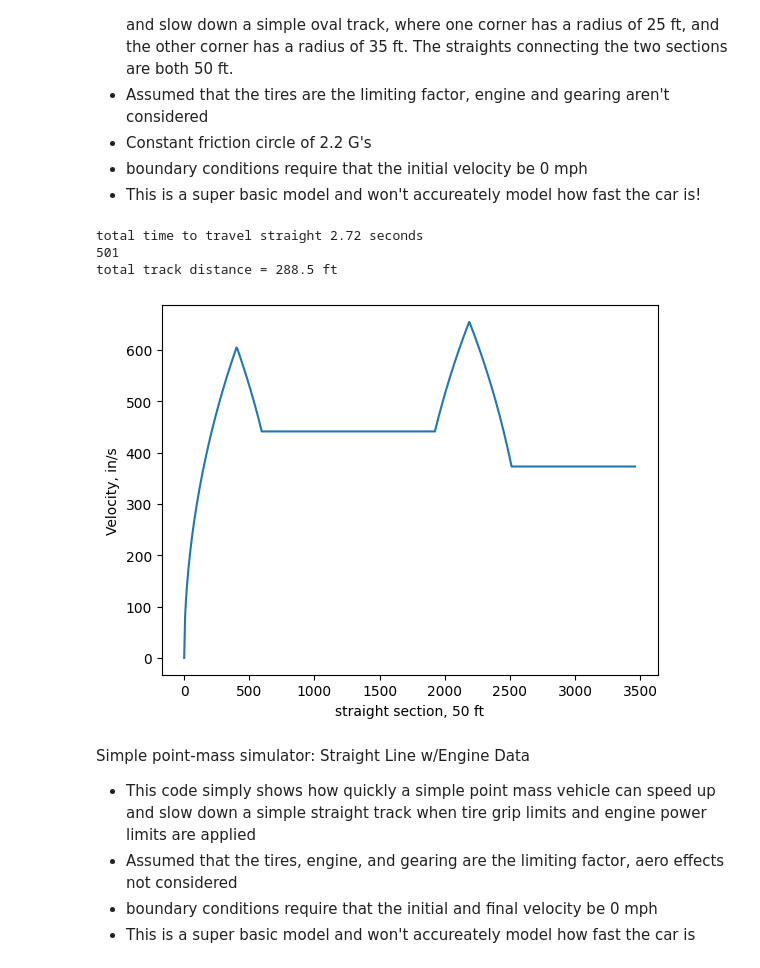
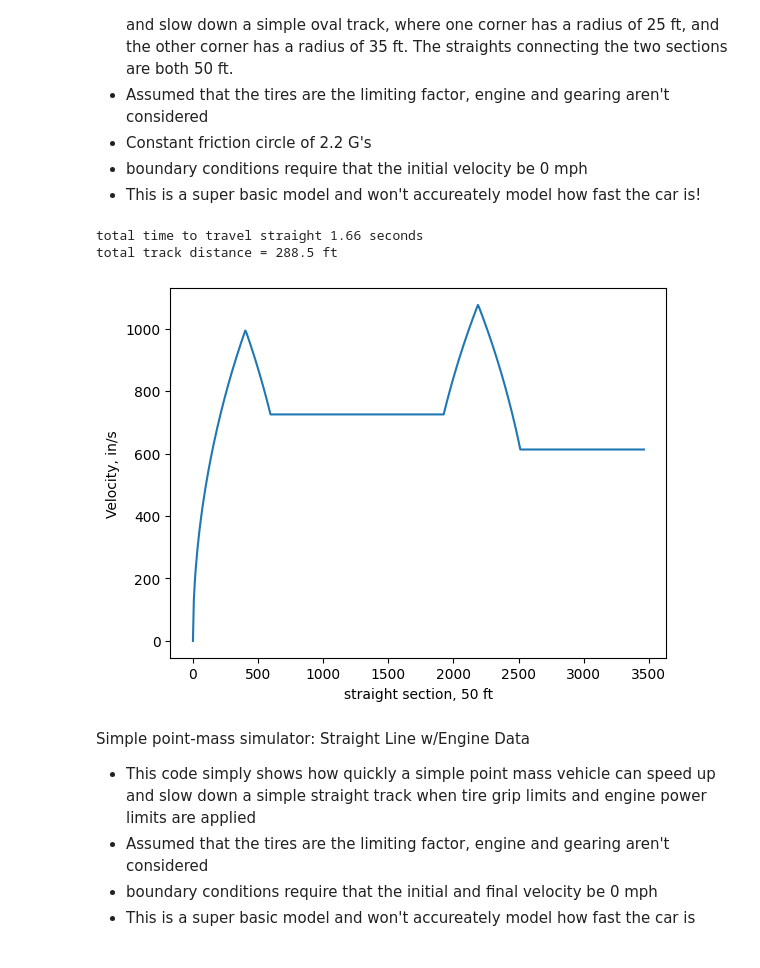
Before and after one commit to Washington-State-University-Formula-SAE/ttc-data, a Jupyter notebook: lapsim.ipynb, the cells around one changed output. Saved outputs shown, nothing was run; the diff lists cells and outputs as text; code cells hidden in the pictures.

```diff
--- a/lapsim.ipynb
+++ b/lapsim.ipynb
@@ -179,16 +47,17 @@ track = 50
 # Convertes track to inches
 track = track*12
 
-# discretizing track, dx = length of element (inches), n = number of elements
+# discretizing track
 dx = 5
 n = track/dx
 
-# nodespace, nodes = list of x-value for each node in 1D
+# nodespace
 nodes = np.linspace(0,track,int(n+1))
 
-# a_x is the acceleration limit, which in this model is the coefficient of friction for the tires
+# Friction coefficient of approximately 2.2, will subsitute with more accurate friction ellipse
+f_approx = 1.2
 
-a_x = a_ins
+a_x = w_car*f_approx
 
 # Determine the speed if the car accelerated for the entire length of the traffic, starting from 0 mph at node 0
 v1 = np.zeros(int(n+1))
@@ -232,6 +101,9 @@ Simple point-mass simulator: Oval Track
 - boundary conditions require that the initial velocity be 0 mph
 - This is a super basic model and won't accureately model how fast the car is!
 # %%
+import numpy as np
+from matplotlib import pyplot as plt
+pi = np.pi
 # Run one: How quickly can the car start and stop along a straight line?
 
 # Track components
@@ -247,8 +119,11 @@ dx = track/n
 # nodespace
 nodes = np.linspace(0,track,int(n+1))
 
-# Acceleration limited by grip of tires
-a = a_ins
+# Friction coefficient of approximately 2.2, will subsitute with more accurate friction ellipse
+f_approx = 2.2
+
+# Maximum acceleration in any direction
+a = w_car*f_approx
 
 # Determining maximum lateral acceleration for the two corners
 
@@ -316,20 +191,21 @@ Simple point-mass simulator: Oval Track with Curved Straights
 t_rad = np.array([200*12, 35*12, 200*12, 25*12])
 # Each element in the t_len list corresponds to the length of that element (rad)
 t_len = np.array([(1/4), pi, (1/4), pi])
-# Determines the length of each element (inches)
 t_len_tot = np.multiply(t_rad,t_len)
-# Determines total length of track
 track = np.sum(t_len_tot)
 
-# discretizing track, n = number of elements, dx = length of element (inches)
+# discretizing track
 n = 500
 dx = track/n
 
 # nodespace
 nds = np.linspace(0,track,int(n+1))
 
-# Maximum acceleration determined by the grip limit of the tires
-a = a_ins
+# Friction coefficient of approximately 2.2, will subsitute with more accurate friction ellipse
+f_apprx = 2.2
+
+# Maximum acceleration in any direction
+a = w_car*f_apprx
 
 # Determining maximum lateral acceleration for every turn
 t_vel = np.sqrt(a*t_rad)
@@ -337,75 +213,66 @@ t_vel = np.sqrt(a*t_rad)
 # List showing radius at every node. Used to calculate maximum tangential acceleration
 nd_rad = np.zeros(int(n+1))
 
-# Each line sets the maximum velocity for each
-for i in np.arange(len(t_len_tot)):
-    nd_rad[int(np.ceil(np.sum(t_len_tot[0:i])/dx)):int(np.ceil(np.sum(t_len_tot[0:i+1])/dx))] = t_rad[i]
-t_rad[-1] = t_rad[-2]
+nd_rad[0:int(np.ceil(t_len_tot[0]/dx))] = t_rad[0]
+nd_rad[int(np.ceil(t_len_tot[0]/dx)):int(np.ceil(np.sum(t_len_tot[0:2])/dx))] = t_rad[1]
+nd_rad[int(np.ceil(np.sum(t_len_tot[0:2])/dx)):int(np.ceil(np.sum(t_len_tot[0:3])/dx))] = t_rad[2]
+nd_rad[int(np.ceil((np.sum(t_len_tot[0:3]))/dx)):] = t_rad[3]
 
 # Determine the speed if the car accelerated for the entire length of the traffic, starting from 0 mph at node 0
 v1 = np.zeros(int(n+1))
 
-for i in np.arange(len(t_len_tot)):
-    v1[int(np.ceil(np.sum(t_len_tot[0:i])/dx)):int(np.ceil(np.sum(t_len_tot[0:i+1])/dx))] = t_vel[i]
+v1[0:int(np.ceil(t_len_tot[0]/dx))] = t_vel[0]
+v1[int(np.ceil(t_len_tot[0]/dx)):int(np.ceil(np.sum(t_len_tot[0:2])/dx))] = t_vel[1]
+v1[int(np.ceil(np.sum(t_len_tot[0:2])/dx)):int(np.ceil(np.sum(t_len_tot[0:3])/dx))] = t_vel[2]
+v1[int(np.ceil((np.sum(t_len_tot[0:3]))/dx)):] = t_vel[3]
 v1[0] = 0
-v1[-1] = v1[-2]
-
-
-# v1[0:int(np.ceil(t_len_tot[0]/dx))] = t_vel[0]
-# v1[int(np.ceil(t_len_tot[0]/dx)):int(np.ceil(np.sum(t_len_tot[0:2])/dx))] = t_vel[1]
-# v1[int(np.ceil(np.sum(t_len_tot[0:2])/dx)):int(np.ceil(np.sum(t_len_tot[0:3])/dx))] = t_vel[2]
-# v1[int(np.ceil((np.sum(t_len_tot[0:3]))/dx)):] = t_vel[3]
-# v1[0] = 0
 
 for i in np.arange(n):
     a_tan = np.sqrt(abs(a**2 - ((v1[i]**4)/(nd_rad[i]**2))))
     if (np.sqrt(v1[int(i)]**2 + 2*a_tan*dx) < v1[int(i+1)]) or (v1[int(i+1)] == 0.):
         v1[int(i+1)] = np.sqrt(v1[int(i)]**2 + 2*a_tan*dx)
 
 # Determine the speed if the car deaccelerated for the entire length of the traffic, ending at 0 mph at node n
 v2 = np.zeros(int(n+1))
-
-for i in np.arange(len(t_len_tot)):
-    v2[int(np.ceil(np.sum(t_len_tot[0:i])/dx)):int(np.ceil(np.sum(t_len_tot[0:i+1])/dx))] = t_vel[i]
-v2[-1] = v2[-2]
+v2[0:int(np.ceil(t_len_tot[0]/dx))] = t_vel[0]
+v2[int(np.ceil(t_len_tot[0]/dx)):int(np.ceil(np.sum(t_len_tot[0:2])/dx))] = t_vel[1]
+v2[int(np.ceil(np.sum(t_len_tot[0:2])/dx)):int(np.ceil(np.sum(t_len_tot[0:3])/dx))] = t_vel[2]
+v2[int(np.ceil((np.sum(t_len_tot[0:3]))/dx)):] = t_vel[3]
 
 for i in np.arange(1,n+1):
     a_tan = np.sqrt(abs(a**2 - ((v2[-i]**4)/(nd_rad[-i]**2))))
     if (np.sqrt(v2[int(-i)]**2 + 2*a_tan*dx) < v2[int(-i-1)]) or (v2[int(-i-1)] == 0.):
         v2[int(-i-1)] = np.sqrt(v2[int(-i)]**2 + 2*a_tan*dx)
 
 
 # Determine which value of the two above lists is lowest. This list is the theoretical velocity at each node to satisfy the stated assumptions
-v4 = np.zeros(int(n+1))
+v3 = np.zeros(int(n+1))
 for i in np.arange(int(n+1)):
     if v1[i] < v2 [i]:
-        v4[i] = (v1[int(i)])
+        v3[i] = (v1[int(i)])
     else:
-        v4[i] = (v2[int(i)])
+        v3[i] = (v2[int(i)])
 
 # Determining the total time it takes to travel the track by rewriting the equation v1 = v0 + a*t
 t = 0
 for i in np.arange(len(v2)-1):
-    t += np.abs(v4[i+1]-v4[i])/a
+    t += np.abs(v3[i+1]-v3[i])/a
 print(f"total time to travel straight {round(t,2)} seconds")
 
-print(len(nds))
-
 # Plotting result
-plt.plot(nds,v4)
+plt.plot(nds,v3)
 plt.xlabel('straight section, 50 ft')
 plt.ylabel('Velocity, in/s')
 plt.show
 print(f"total track distance = {round(track/12, 2)} ft")
 # %% [output]
-total time to travel straight 2.72 seconds
-501
+total time to travel straight 1.66 seconds
 total track distance = 288.5 ft
-[figure, old version]
+[figure, new version]
 # %% [markdown]
 Simple point-mass simulator: Straight Line w/Engine Data
 
 - This code simply shows how quickly a simple point mass vehicle can speed up and slow down a simple straight track when tire grip limits and engine power limits are applied
-- Assumed that the tires, engine, and gearing are the limiting factor, aero effects not considered
+- Assumed that the tires are the limiting factor, engine and gearing aren't considered
 - boundary conditions require that the initial and final velocity be 0 mph
 - This is a super basic model and won't accureately model how fast the car is
```
Also changed, not shown: parts of 8 cells of this notebook, 9 other files.
